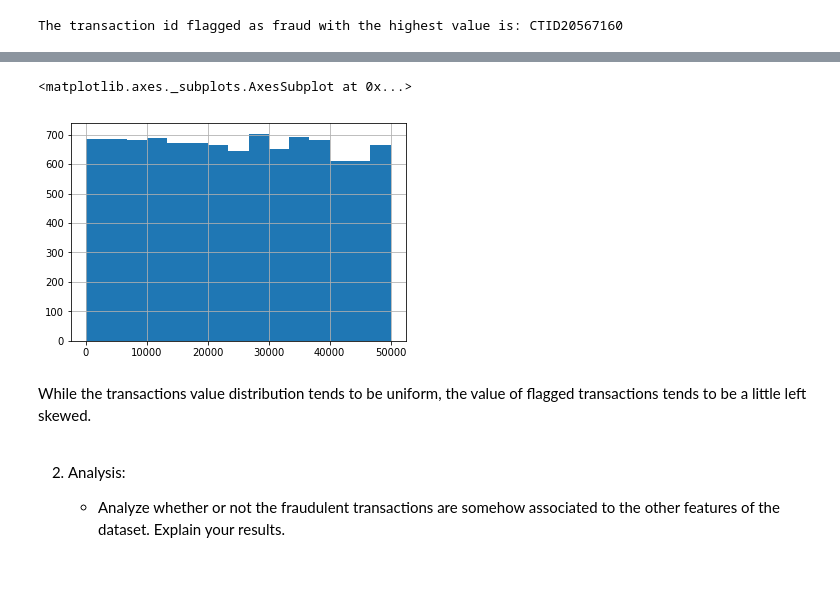
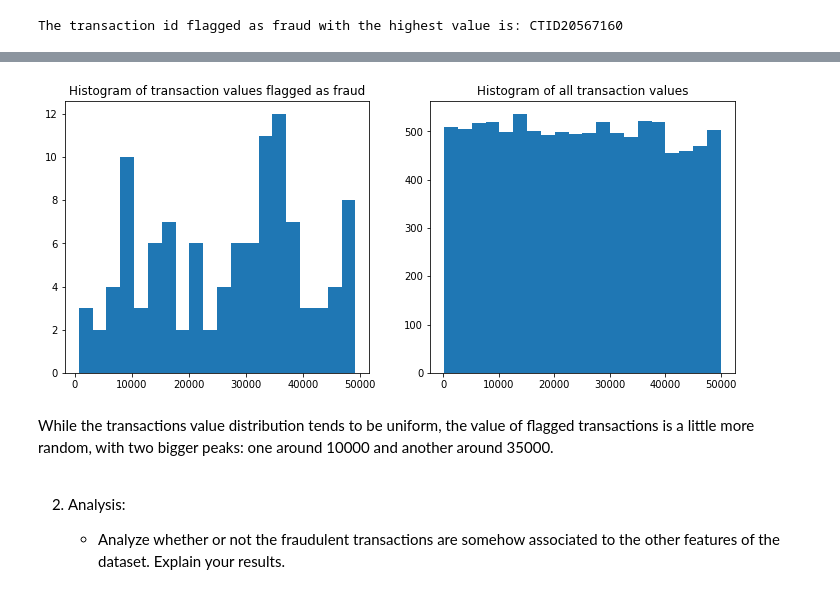
Before and after one commit to RenanNunes/data-intern-challenge, a Jupyter notebook: Case.ipynb, the cells around one changed output, grey strips where cells are left out. Cells and saved outputs as stored; diff of their text form; code cells hidden in the pictures.

Commit message:
Small change on the initial description and on the average age answer; Transaction value histograms in subplots

```diff
--- a/Case.ipynb
+++ b/Case.ipynb
@@ -199,10 +196,14 @@ fraud_transactions.value.hist(bins=15)
-# %%
-transactions.value.hist(bins=15)
-# %% [output]
-<matplotlib.axes._subplots.AxesSubplot at 0x...>
-[figure, removed]
+# %%
+fig, axs = plt.subplots(1, 2, figsize=(12, 5))
+axs[1].set_title('Histogram of all transaction values')
+axs[1].hist(transactions.value, bins=20)
+axs[0].set_title('Histogram of transaction values flagged as fraud')
+axs[0].hist(fraud_transactions.value, bins=20)
+plt.show()
+# %% [output]
+[figure, added]
 # %% [markdown]
-While the transactions value distribution tends to be uniform, the value of flagged transactions tends to be a little left skewed.
+While the transactions value distribution tends to be uniform, the value of flagged transactions is a little more random, with two bigger peaks: one around 10000 and another around 35000.
 # %% [markdown]
 2. Analysis:
 
```
Also changed, not shown: parts of 3 cells of this notebook.
